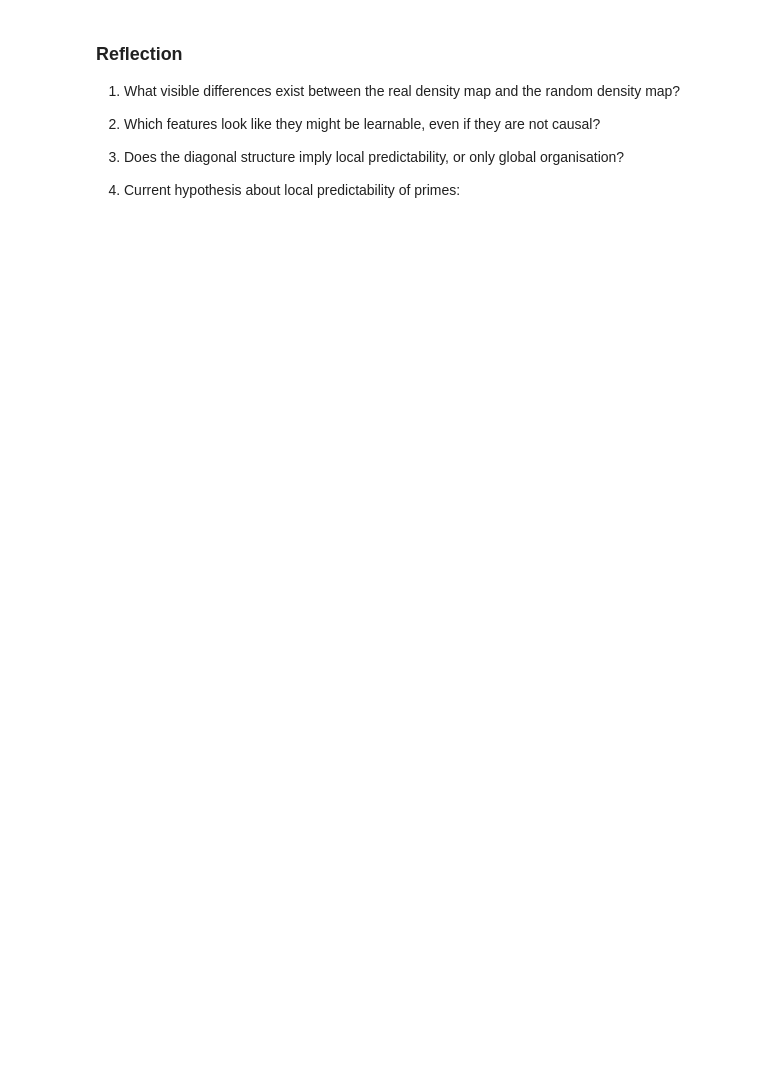
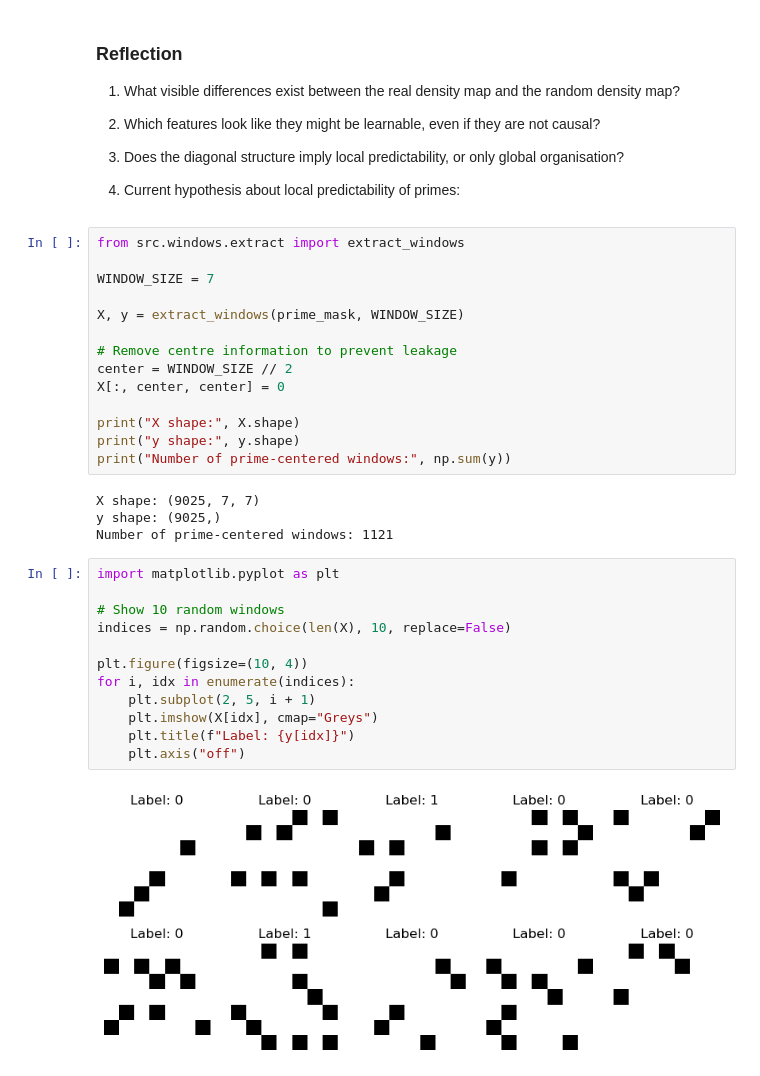
Before and after one commit to Molecularbiologyworld/local-primality, a Jupyter notebook: notebooks/01_ulam_exploration.ipynb, the cells around one changed output. Cells and saved outputs as stored; diff of their text form; blank space fills up the shorter version.

```diff
--- a/notebooks/01_ulam_exploration.ipynb
+++ b/notebooks/01_ulam_exploration.ipynb
@@ -110,3 +107,35 @@ plt.axis("off")
 3. Does the diagonal structure imply local predictability, or only global organisation?
 
 4. Current hypothesis about local predictability of primes:
+# %%
+from src.windows.extract import extract_windows
+
+WINDOW_SIZE = 7
+
+X, y = extract_windows(prime_mask, WINDOW_SIZE)
+
+# Remove centre information to prevent leakage
+center = WINDOW_SIZE // 2
+X[:, center, center] = 0
+
+print("X shape:", X.shape)
+print("y shape:", y.shape)
+print("Number of prime-centered windows:", np.sum(y))
+# %% [output]
+X shape: (9025, 7, 7)
+y shape: (9025,)
+Number of prime-centered windows: 1121
+# %%
+import matplotlib.pyplot as plt
+
+# Show 10 random windows
+indices = np.random.choice(len(X), 10, replace=False)
+
+plt.figure(figsize=(10, 4))
+for i, idx in enumerate(indices):
+    plt.subplot(2, 5, i + 1)
+    plt.imshow(X[idx], cmap="Greys")
+    plt.title(f"Label: {y[idx]}")
+    plt.axis("off")
+# %% [output]
+[figure, added]
```
Also changed, not shown: parts of 5 cells of this notebook, 1 other file.
